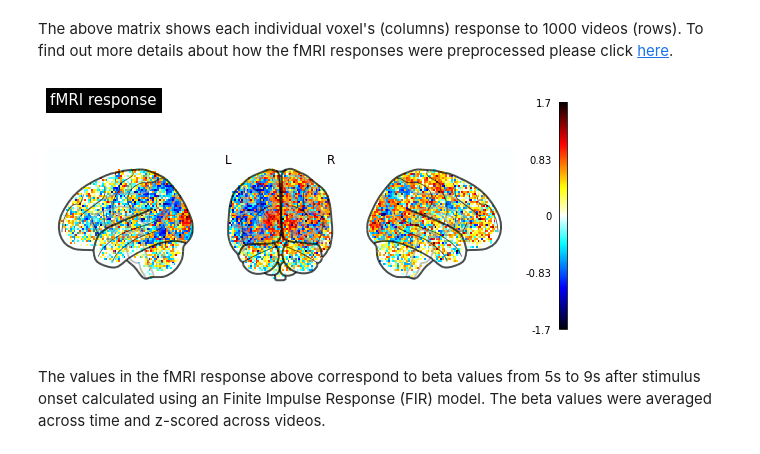
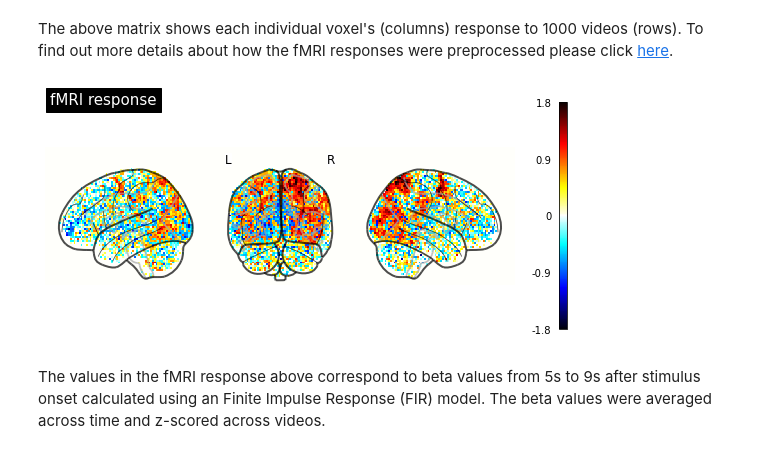
Before and after one commit to mafr22ao/Brainvision_Project, a Jupyter notebook: mp_brainvision_load_algonauts_videos.ipynb, the cells around one changed output. Saved outputs shown, nothing was run; the diff lists cells and outputs as text; code cells hidden in the pictures.

```diff
--- a/mp_brainvision_load_algonauts_videos.ipynb
+++ b/mp_brainvision_load_algonauts_videos.ipynb
@@ -278,9 +278,9 @@ f.tight_layout()
 The above matrix shows each individual voxel's (columns) response to 1000 videos (rows). To find out more details about how the fMRI responses were preprocessed please click [here](http://algonauts.csail.mit.edu/brainmappingandanalysis.html).
 # %%
 # @title Visualize corresponding brain response
-visualize_activity(9, 'sub04')
+visualize_activity(211, 'sub04')
 # %% [output]
-[figure, old version]
+[figure, new version]
 # %% [markdown]
 The values in the fMRI response above correspond to beta values from 5s to 9s after stimulus onset calculated using an Finite Impulse Response (FIR) model. The beta values were averaged across time and z-scored across videos.
 # %% [markdown]
```
Also changed, not shown: 1 other file.
